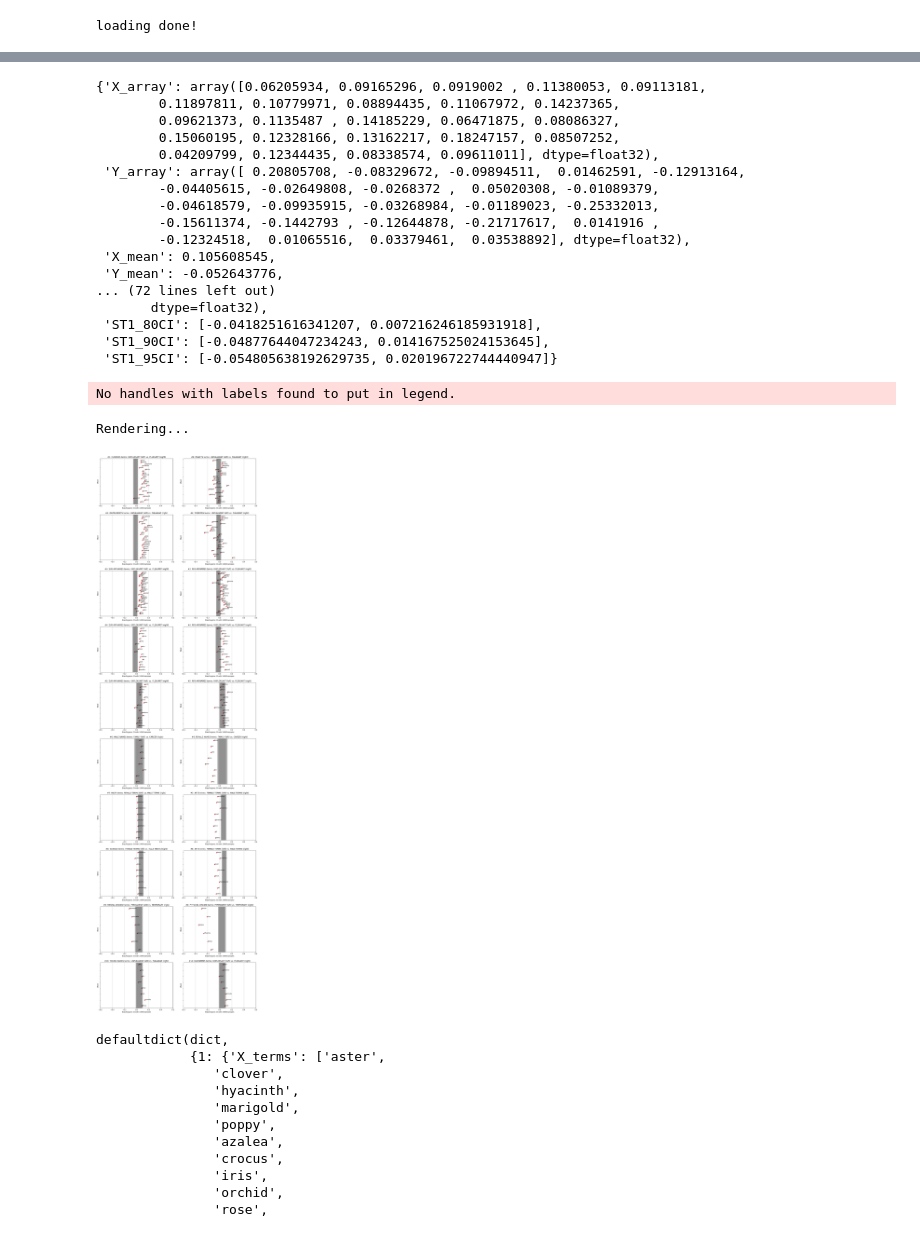
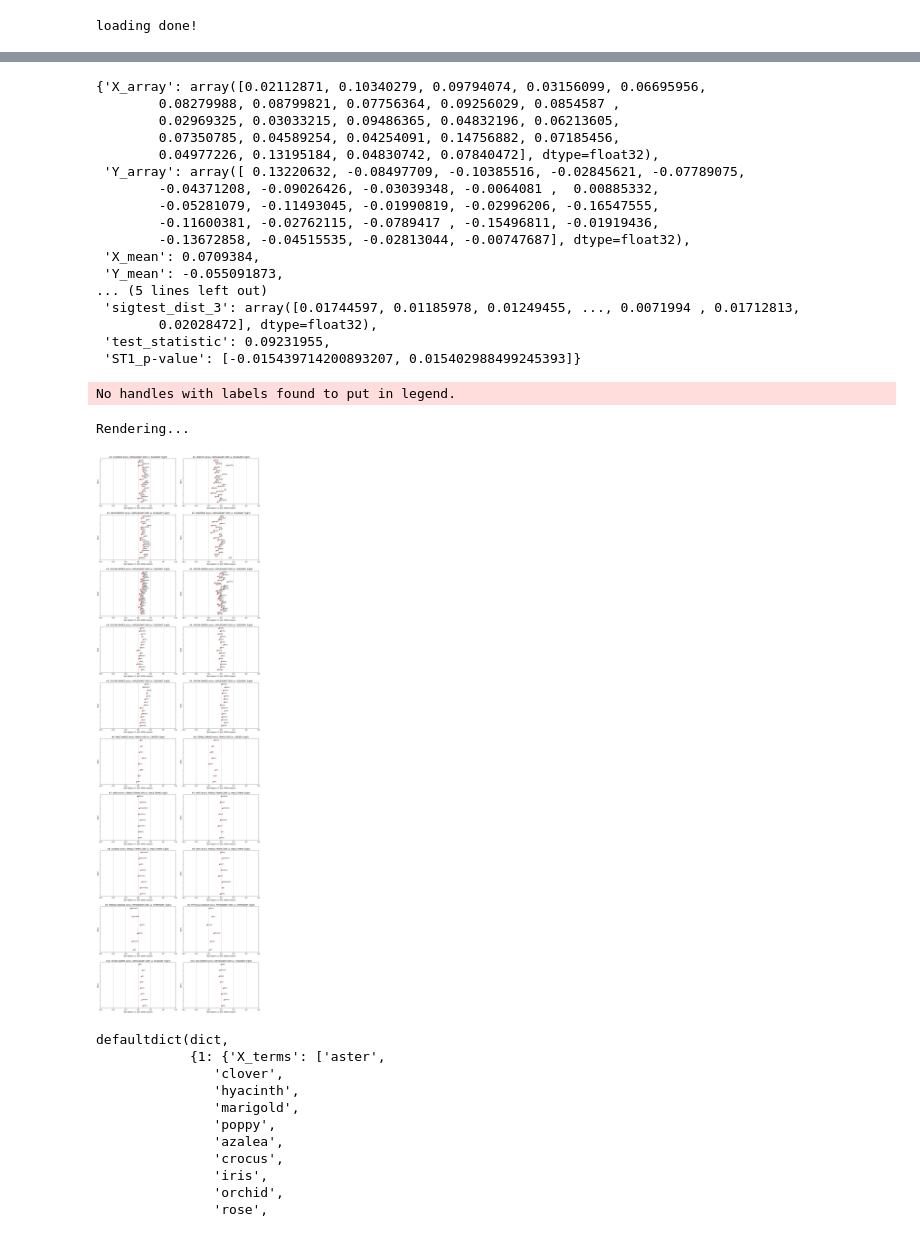
Before and after one commit to danieljsmarda/first-order-cooccurrence-metric-experiments, a Jupyter notebook: notebooks/SingleWordViz.ipynb, the cells around one changed output, grey strips where cells are left out. Cells and saved outputs as stored; diff of their text form; code cells hidden in the pictures.

Commit message:
Modify viz notebook with glove 840B results

```diff
--- a/notebooks/SingleWordViz.ipynb
+++ b/notebooks/SingleWordViz.ipynb
@@ -7,15 +7,3 @@ from tqdm import tqdm
 import sys
 sys.path.append('../src')
 from models import open_pickle, filter_terms_not_in_wemodel
-# %%
-import matplotlib.pyplot as plt
-
-x = [2, 4, 3]
-y = [1, 3, 5]
-errors = [0.5, 0.25, 0.75]
-errors2 = [0.6, 0.3, 0.8]
-
-plt.figure()
-plt.errorbar(x, y, xerr=errors, fmt = 'o', color = 'r', capsize=5)
-plt.errorbar(x, y, xerr=errors2, fmt = 'o', color = 'k')
-plt.yticks((0, 1, 3, 5, 6), ('', 'x3', 'x2', 'x1',''))
@@ -37,10 +20,20 @@ print ('loading done!')
 # %% [output]
 loading done!
 # %%
-RESULTS_FILEPATH = '../data/interim/association_metric_exps.pickle'
+RESULTS_FILEPATH = '../data/interim/glove_840B_association_metric_exps.pickle'
+EXPERIMENT_DEFINITION_FILEPATH = '../data/interim/glove_840B_experiment_definitions.pickle'
+IMAGE_SAVE_FILEPATH = '../reports/figures/glove_840B_exp_results.png'
+NONRELATIVE_IMAGE_SAVE_FILEPATH = '../reports/figures/glove_840B_nonrelative_exp_results.png'
+
+exp_def_dict = open_pickle(EXPERIMENT_DEFINITION_FILEPATH)
+results_dict = open_pickle(RESULTS_FILEPATH)
+
+'''RESULTS_FILEPATH = '../data/interim/association_metric_exps.pickle'
 EXPERIMENT_DEFINITION_FILEPATH = '../data/interim/experiment_definitions.pickle'
 IMAGE_SAVE_FILEPATH = '../reports/figures/exp_results.png'
 NONRELATIVE_IMAGE_SAVE_FILEPATH = '../reports/figures/nonrelative_exp_results.png'
 
 exp_def_dict = open_pickle(EXPERIMENT_DEFINITION_FILEPATH)
 results_dict = open_pickle(RESULTS_FILEPATH)
+'''
+()
@@ -47,23 +42,23 @@ results_dict = open_pickle(RESULTS_FILEPATH)
 # %%
 results_dict[2]['second']
 # %% [output]
-{'X_array': array([0.06205934, 0.09165296, 0.0919002 , 0.11380053, 0.09113181,
-        0.11897811, 0.10779971, 0.08894435, 0.11067972, 0.14237365,
-        0.09621373, 0.1135487 , 0.14185229, 0.06471875, 0.08086327,
-        0.15060195, 0.12328166, 0.13162217, 0.18247157, 0.08507252,
-        0.04209799, 0.12344435, 0.08338574, 0.09611011], dtype=float32),
- 'Y_array': array([ 0.20805708, -0.08329672, -0.09894511,  0.01462591, -0.12913164,
-        -0.04405615, -0.02649808, -0.0268372 ,  0.05020308, -0.01089379,
-        -0.04618579, -0.09935915, -0.03268984, -0.01189023, -0.25332013,
-        -0.15611374, -0.1442793 , -0.12644878, -0.21717617,  0.0141916 ,
-        -0.12324518,  0.01065516,  0.03379461,  0.03538892], dtype=float32),
- 'X_mean': 0.105608545,
- 'Y_mean': -0.052643776,
-... (72 lines left out)
-       dtype=float32),
- 'ST1_80CI': [-0.0418251616341207, 0.007216246185931918],
- 'ST1_90CI': [-0.04877644047234243, 0.014167525024153645],
- 'ST1_95CI': [-0.054805638192629735, 0.020196722744440947]}
+{'X_array': array([0.02112871, 0.10340279, 0.09794074, 0.03156099, 0.06695956,
+        0.08279988, 0.08799821, 0.07756364, 0.09256029, 0.0854587 ,
+        0.02969325, 0.03033215, 0.09486365, 0.04832196, 0.06213605,
+        0.07350785, 0.04589254, 0.04254091, 0.14756882, 0.07185456,
+        0.04977226, 0.13195184, 0.04830742, 0.07840472], dtype=float32),
+ 'Y_array': array([ 0.13220632, -0.08497709, -0.10385516, -0.02845621, -0.07789075,
+        -0.04371208, -0.09026426, -0.03039348, -0.0064081 ,  0.00885332,
+        -0.05281079, -0.11493045, -0.01990819, -0.02996206, -0.16547555,
+        -0.11600381, -0.02762115, -0.0789417 , -0.15496811, -0.01919436,
+        -0.13672858, -0.04515535, -0.02813044, -0.00747687], dtype=float32),
+ 'X_mean': 0.0709384,
+ 'Y_mean': -0.055091873,
+... (5 lines left out)
+ 'sigtest_dist_3': array([0.01744597, 0.01185978, 0.01249455, ..., 0.0071994 , 0.01712813,
+        0.02028472], dtype=float32),
+ 'test_statistic': 0.09231955,
+ 'ST1_p-value': [-0.015439714200893207, 0.015402988499245393]}
 # %%
 def add_axes_obj_labels(ax, exp_num, target_label, A_label, B_label, n_samples):
     TITLE_FONT_SIZE = 12
@@ -101,9 +96,9 @@ def add_scatters_and_lines(ax, arr_second, threshold_second,
     #ax.axvline(-threshold_second, color=SECOND_ORDER_COLOR, linestyle='-.')
     #ax.axvline(mean_second, c=SECOND_ORDER_COLOR, label='second-order mean')
     #ax.axvspan(lower_bound, upper_bound, alpha=SHADE_DARKNESS, color=SECOND_ORDER_PERCENTILES_COLOR)
-    ax.axvspan(ST1_80CI[0], ST1_80CI[1], alpha=SHADE_DARKNESS_80CI, color=CI_COLOR)
-    ax.axvspan(ST1_90CI[0], ST1_90CI[1], alpha=SHADE_DARKNESS_90CI, color=CI_COLOR)
-    ax.axvspan(ST1_95CI[0], ST1_95CI[1], alpha=SHADE_DARKNESS_95CI, color=CI_COLOR)
+    #ax.axvspan(ST1_80CI[0], ST1_80CI[1], alpha=SHADE_DARKNESS_80CI, color=CI_COLOR)
+    #ax.axvspan(ST1_90CI[0], ST1_90CI[1], alpha=SHADE_DARKNESS_90CI, color=CI_COLOR)
+    #ax.axvspan(ST1_95CI[0], ST1_95CI[1], alpha=SHADE_DARKNESS_95CI, color=CI_COLOR)
     #ax.axvspan(pct_5_second, pct_95_second, alpha=SHADE_DARKNESS, color=SECOND_ORDER_PERCENTILES_COLOR)
     ax.set_xlim(-XAXIS_LIMIT, XAXIS_LIMIT)
 # %%
@@ -113,41 +108,41 @@ LEGEND_SIZE = 10
 exps = range(1,11)
 target_letters = ['X','Y']
 for exp_num, target_letter in tqdm(product(exps, target_letters), total=20):
     col = 0 if target_letter =='X' else 1
     ax = axs[exp_num-1, col]
 
     arr_second = results_dict[exp_num]['second'][f'{target_letter}_array']
     threshold_second = results_dict[exp_num]['second']['threshold']
     mean_second = results_dict[exp_num]['second'][f'{target_letter}_mean']
-    pct_5_second = results_dict[exp_num]['second']['pct_5']
-    pct_95_second = results_dict[exp_num]['second']['pct_95']
-    lower_bound = results_dict[exp_num]['second']['lower_bound']
-    upper_bound = results_dict[exp_num]['second']['upper_bound']
-    ST1_80CI = results_dict[exp_num]['second']['ST1_80CI']
-    ST1_90CI = results_dict[exp_num]['second']['ST1_90CI']
-    ST1_95CI = results_dict[exp_num]['second']['ST1_95CI']
+    pct_5_second = None # results_dict[exp_num]['second']['pct_5']
+    pct_95_second = None # results_dict[exp_num]['second']['pct_95']
+    lower_bound = None #results_dict[exp_num]['second']['lower_bound']
+    upper_bound = None #results_dict[exp_num]['second']['upper_bound']
+    ST1_80CI = None #results_dict[exp_num]['second']['ST1_80CI']
+    ST1_90CI = None #results_dict[exp_num]['second']['ST1_90CI']
+    ST1_95CI = None #results_dict[exp_num]['second']['ST1_95CI']
     n_samples = len(results_dict[exp_num]['second']['sigtest_dist_1'])
     y = [i for i in range(1,len(arr_second)+1)]
     terms = exp_def_dict[exp_num][f'{target_letter}_terms']
     target_label = exp_def_dict[exp_num][f'{target_letter}_label']
     A_label = exp_def_dict[exp_num]['A_label']
     B_label = exp_def_dict[exp_num]['B_label']
 
 
     add_scatters_and_lines(ax, arr_second, threshold_second,
                    mean_second, pct_5_second, pct_95_second, lower_bound, upper_bound,
                            ST1_80CI, ST1_90CI, ST1_95CI, y)
     annotate_points(ax, terms, arr_second, y)
     add_axes_obj_labels(ax, exp_num, target_label, A_label, B_label, n_samples)
 axs[0,0].legend(loc=2, prop={'size': LEGEND_SIZE})
 fig.tight_layout(pad=2)
 print('Rendering...')
 plt.savefig(IMAGE_SAVE_FILEPATH)
 plt.show()
 # %% [output]
 No handles with labels found to put in legend.
 Rendering...
-[figure, old version]
+[figure, new version]
 # %%
 open_pickle(EXPERIMENT_DEFINITION_FILEPATH)
 # %% [output]
```
Also changed, not shown: parts of 3 cells of this notebook, 6 other files.
